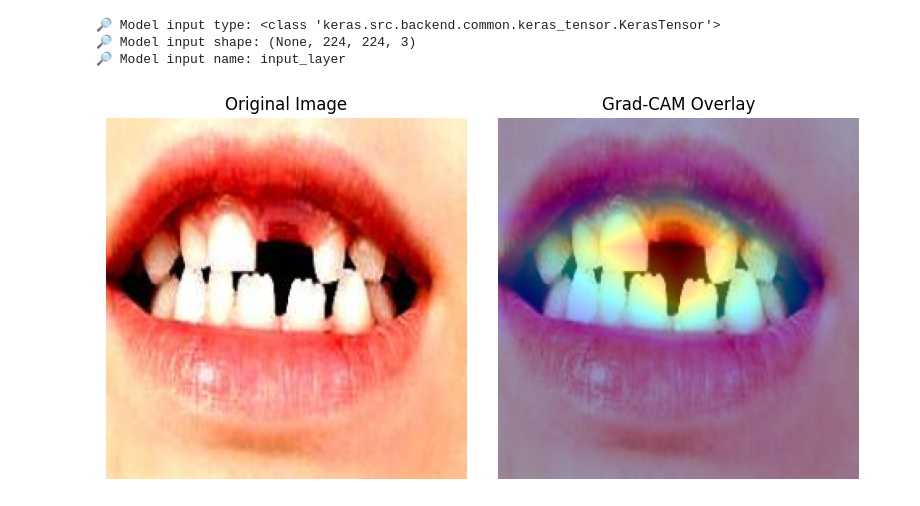
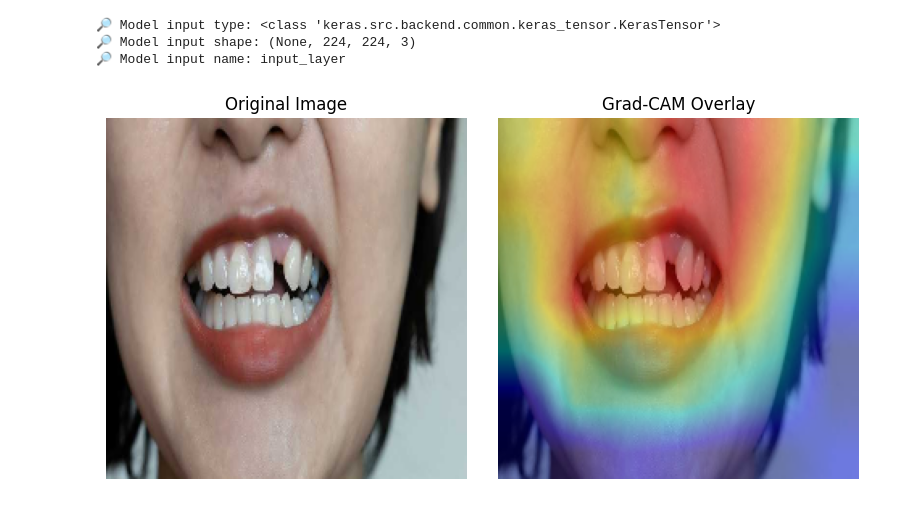
Before and after one commit to Elhameed/SmileSage, a Jupyter notebook: notebook/SmileSage_dental_scanner_implementation.ipynb, the cells around one changed output. Cells and saved outputs as stored; diff of their text form; code cells hidden in the pictures.

```diff
--- a/notebook/SmileSage_dental_scanner_implementation.ipynb
+++ b/notebook/SmileSage_dental_scanner_implementation.ipynb
@@ -147,7 +174,11 @@ Ulcers                      1200
 # %%
-# ==================== CELL 4: DATA LOADING & PREPROCESSING ====================
 def create_datasets():
-    """Create train, validation, and test datasets"""
+    """
+    Create train, validation, and test datasets with proper splits.
+
+    Returns:
+        tuple: (train_ds, val_ds, test_ds) - TensorFlow datasets
+    """
     print("=== CREATING DATASETS ===")
 
     # Create train/val split
@@ -251,7 +285,17 @@ Using 2520 files for validation.
 # %%
-# ==================== CELL 5: MODEL CREATION ====================
 def create_model():
-    """Create EfficientNetB0 based model"""
+    """
+    Create the model architecture using EfficientNetB0.
+
+    Architecture:
+    - EfficientNetB0 backbone (pre-trained on ImageNet)
+    - Global Average Pooling
+    - Dropout for regularization
+    - Dense classification layer
+
+    Returns:
+        tf.keras.Model: Compiled SmileSage model
+    """
     print("=== CREATING MODEL ===")
 
     # Load EfficientNetB0 base
@@ -560,16 +616,17 @@ def display_gradcam(img_path, heatmap, cam_path="cam.jpg", alpha=0.4):
     plt.tight_layout()
     plt.show()
 # %%
-# ==================== CELL 9: TEST GRAD-CAM ON SAMPLE IMAGE ====================
-# Sample image path from dataset (update this if needed)
+# TEST GRAD-CAM ON SAMPLE IMAGE
+
+# Sample image path from dataset
 sample_class = "Hypodontia"
-sample_path = os.path.join(DATASET_PATH, sample_class, os.listdir(os.path.join(DATASET_PATH, sample_class))[5])
+sample_path = os.path.join(DATASET_PATH, sample_class, os.listdir(os.path.join(DATASET_PATH, sample_class))[1])
 
 # Prepare input and generate Grad-CAM
 img_array = tf.convert_to_tensor(get_img_array(sample_path, size=IMG_SIZE), dtype=tf.float32)
-heatmap = make_gradcam_heatmap(img_array, model=None)  # model unused here
+heatmap = make_gradcam_heatmap(img_array, model=None)
 
 # Display results
 display_gradcam(sample_path, heatmap)
 # %% [output]
-[figure, old version]
+[figure, new version]
```
Also changed, not shown: parts of 18 cells of this notebook, 1 other file.
